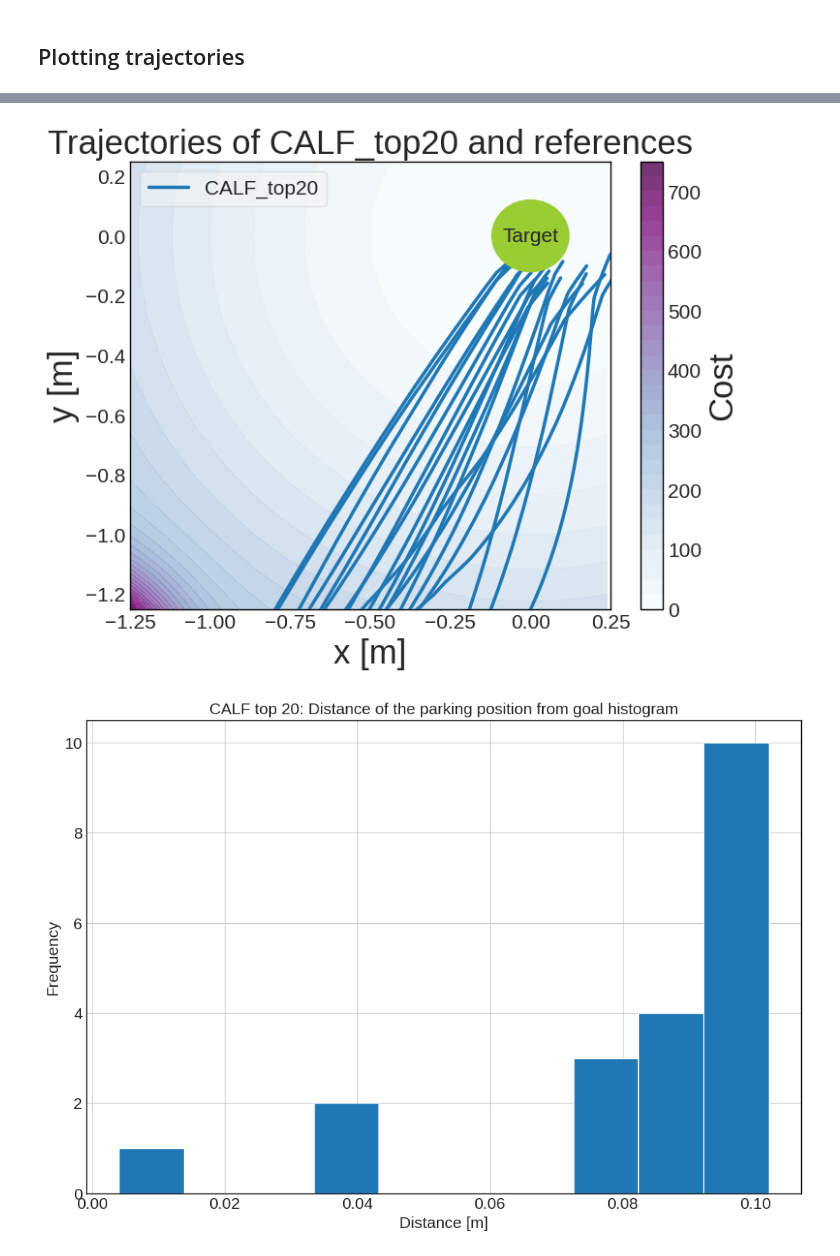
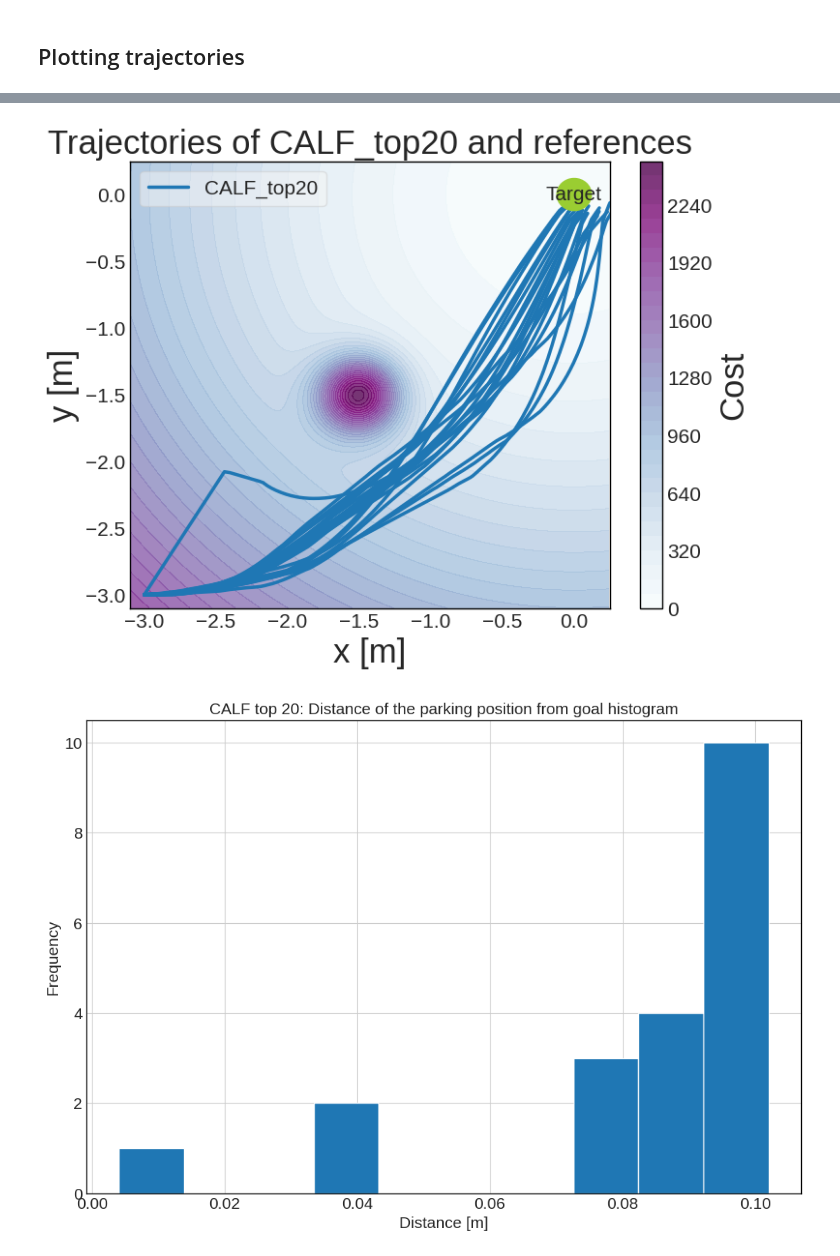
Before and after one commit to thd-research/regelum-playground, a Jupyter notebook: notebooks/simple_plotting.ipynb, the cells around one changed output, grey strips where cells are left out. Cells and saved outputs as stored; diff of their text form; code cells hidden in the pictures.

```diff
--- a/notebooks/simple_plotting.ipynb
+++ b/notebooks/simple_plotting.ipynb
@@ -294,15 +294,17 @@ plot_chosen_best_checkpoint(top_10_df, "CALF",
 # %%
 N_TOP=20
 group_df = best_calf_df.groupby(["absolute_path"]).last()
 top_abs_path = group_df.sort_values(by="accumulative_objective").iloc[:N_TOP, :].index
 top_df = best_calf_df[best_calf_df["absolute_path"].isin(top_abs_path)]
 plot_chosen_best_checkpoint(top_df, f"CALF_top{N_TOP}",
                             color_selection["CALF"][1],
                             linestyle="solid",
                             target_r=0.12,
-                            get_cost_map_func=get_cost_map)
+                            get_cost_map_func=get_cost_map,
+                            y_lim=[-3.1, 0.25],
+                            x_lim=[-3.1, 0.25])
 # %% [output]
-[figure, old version]
+[figure, new version]
 # %%
 
 plot_distance_goal_hist(best_calf_df, "CALF", color_selection["CALF"][1], n_top=20)
```
Also changed, not shown: parts of 3 cells of this notebook, 2 other files.
